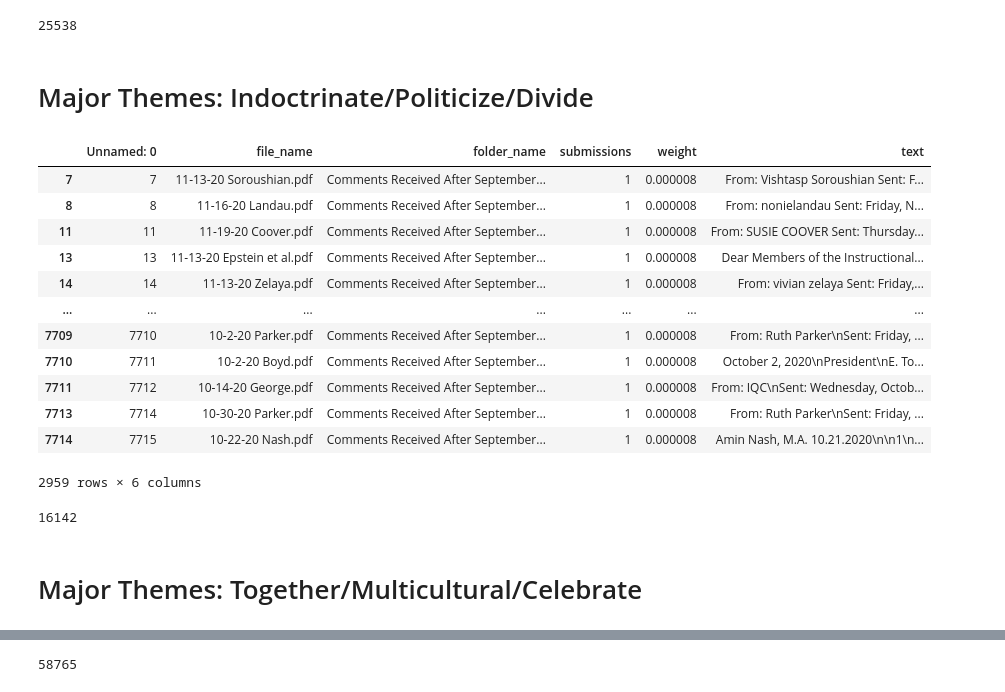
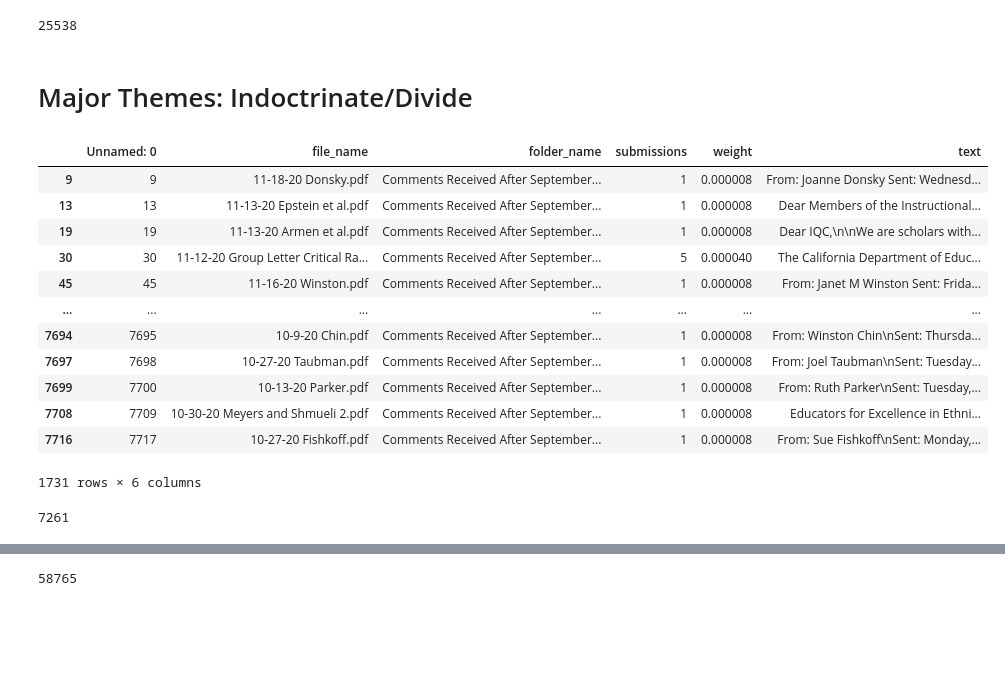
Before and after one commit to yonatanpazpriel/NLPResearch, a Jupyter notebook: Text Files/Text Files/duplicate_handling/Files Cleaning FA25.ipynb, the cells around one changed output, grey strips where cells are left out. Saved outputs shown, nothing was run; the diff lists cells and outputs as text; code cells hidden in the pictures; blank space fills up the shorter version.

```diff
--- a/Text Files/Text Files/duplicate_handling/Files Cleaning FA25.ipynb
+++ b/Text Files/Text Files/duplicate_handling/Files Cleaning FA25.ipynb
@@ -638,37 +638,39 @@ asianv2_theme_sample.to_csv("asianv2_theme_sample.csv", index=False)
 asianv2_theme = matched_rows
 asianv2_theme.to_csv("asianv2_theme.csv", index=False)
 # %% [markdown]
-# Major Themes: Indoctrinate/Politicize/Divide
+# Major Themes: Indoctrinate/Divide
 # %%
 indoctrinate_variants = [
     'indoctrinat',
-    'politiciz',
-    'political',
-    'activis',
+    'propaganda',
+    'divisive',
     'divide',
-    'divid',
+    'socialism',
+    'socialist',
+    'communism',
+    'communist'
 ]
 
 pattern = '|'.join(indoctrinate_variants)
 
 matched_rows = df[df['text'].str.contains(pattern, case=False, na=False)]
 matched_rows
 # %% [output]
 |  | Unnamed: 0 | file_name | folder_name | submissions | weight | text |
-| 7 | 7 | 11-13-20 Soroushian.pdf | Comments Received After September... | 1 | 0.000008 | From: Vishtasp Soroushian Sent: F... |
-| 8 | 8 | 11-16-20 Landau.pdf | Comments Received After September... | 1 | 0.000008 | From: nonielandau Sent: Friday, N... |
-| 11 | 11 | 11-19-20 Coover.pdf | Comments Received After September... | 1 | 0.000008 | From: SUSIE COOVER Sent: Thursday... |
+| 9 | 9 | 11-18-20 Donsky.pdf | Comments Received After September... | 1 | 0.000008 | From: Joanne Donsky Sent: Wednesd... |
 | 13 | 13 | 11-13-20 Epstein et al.pdf | Comments Received After September... | 1 | 0.000008 | Dear Members of the Instructional... |
-| 14 | 14 | 11-13-20 Zelaya.pdf | Comments Received After September... | 1 | 0.000008 | From: vivian zelaya Sent: Friday,... |
+| 19 | 19 | 11-13-20 Armen et al.pdf | Comments Received After September... | 1 | 0.000008 | Dear IQC,\n\nWe are scholars with... |
+| 30 | 30 | 11-12-20 Group Letter Critical Ra... | Comments Received After September... | 5 | 0.000040 | The California Department of Educ... |
+| 45 | 45 | 11-16-20 Winston.pdf | Comments Received After September... | 1 | 0.000008 | From: Janet M Winston Sent: Frida... |
 | ... | ... | ... | ... | ... | ... | ... |
-| 7709 | 7710 | 10-2-20 Parker.pdf | Comments Received After September... | 1 | 0.000008 | From: Ruth Parker\nSent: Friday, ... |
-| 7710 | 7711 | 10-2-20 Boyd.pdf | Comments Received After September... | 1 | 0.000008 | October 2, 2020\nPresident\nE. To... |
-| 7711 | 7712 | 10-14-20 George.pdf | Comments Received After September... | 1 | 0.000008 | From: IQC\nSent: Wednesday, Octob... |
-| 7713 | 7714 | 10-30-20 Parker.pdf | Comments Received After September... | 1 | 0.000008 | From: Ruth Parker\nSent: Friday, ... |
-| 7714 | 7715 | 10-22-20 Nash.pdf | Comments Received After September... | 1 | 0.000008 | Amin Nash, M.A. 10.21.2020\n\n1\n... |
+| 7694 | 7695 | 10-9-20 Chin.pdf | Comments Received After September... | 1 | 0.000008 | From: Winston Chin\nSent: Thursda... |
+| 7697 | 7698 | 10-27-20 Taubman.pdf | Comments Received After September... | 1 | 0.000008 | From: Joel Taubman\nSent: Tuesday... |
+| 7699 | 7700 | 10-13-20 Parker.pdf | Comments Received After September... | 1 | 0.000008 | From: Ruth Parker\nSent: Tuesday,... |
+| 7708 | 7709 | 10-30-20 Meyers and Shmueli 2.pdf | Comments Received After September... | 1 | 0.000008 | Educators for Excellence in Ethni... |
+| 7716 | 7717 | 10-27-20 Fishkoff.pdf | Comments Received After September... | 1 | 0.000008 | From: Sue Fishkoff\nSent: Monday,... |
-2959 rows × 6 columns
+1731 rows × 6 columns
 # %%
 matched_rows['submissions'].sum()
 # %% [output]
-16142
+7261
 # %%
@@ -676,5 +679,3 @@ indoctrinate_theme_sample = matched_rows.sample(n=10, replace=False, random_stat
-# %% [markdown]
-# Major Themes: Together/Multicultural/Celebrate
 # %%
 together_variants = [
     'multicultural',
```
Also changed, not shown: parts of 4 cells of this notebook, 1 other file.
